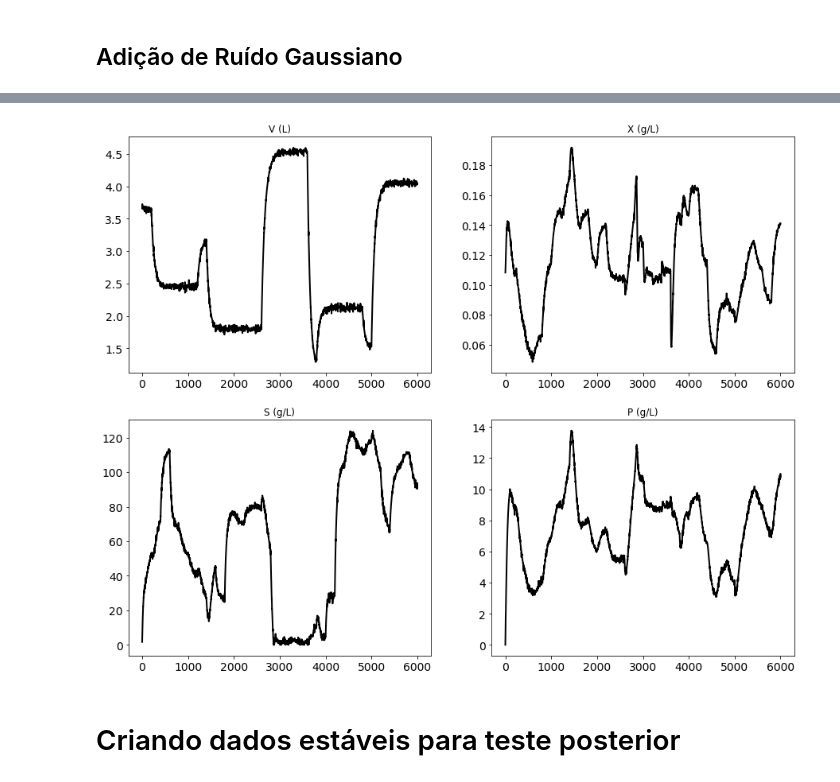
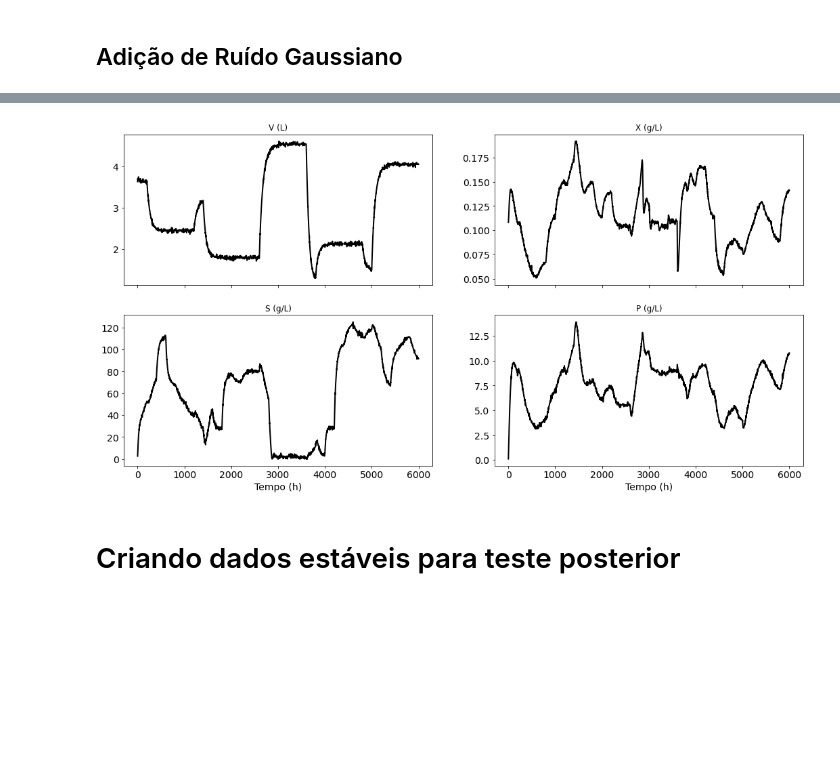
Before and after one commit to v195047/IC_rascunhos, a Jupyter notebook: #1.5 - Modelo Matemático Contínuo com Perturbação.ipynb, the cells around one changed output, grey strips where cells are left out. Cells and saved outputs as stored; diff of their text form; code cells hidden in the pictures; blank space fills up the shorter version.

Commit message:
Update simples
normal

```diff
--- a/#1.5 - Modelo Matemático Contínuo com Perturbação.ipynb
+++ b/#1.5 - Modelo Matemático Contínuo com Perturbação.ipynb
@@ -36,19 +36,19 @@ dados.describe()
 | 75% | 4350.000000 | 0.102600 | 137.500000 | 0.060000 |
 | max | 5800.000000 | 0.108600 | 150.000000 | 0.075000 |
 # %%
-fig, (ax1, ax2, ax3) = plt.subplots(1,3, figsize=(15,3))
+fig, (ax1, ax2, ax3) = plt.subplots(1,3, figsize=(15,4), sharex=True)
 
-ax1.plot(dados.iloc[:,0],v_exog[:,0], c='k')
+ax1.step(dados.iloc[:,0],v_exog[:,0], c='k', drawstyle='mid')
 ax1.set_title("$Q_0$ (L/h)", size=12)
 ax1.set_xlabel("t (h)", size=12)
 
-ax2.plot(dados.iloc[:,0],v_exog[:,1], c='k')
+ax2.step(dados.iloc[:,0],v_exog[:,1], c='k', drawstyle='mid')
 ax2.set_xlabel("t (h)", size=12)
 ax2.set_title("$S_0$ (g/L)", size=12)
 
-ax3.plot(dados.iloc[:,0],v_exog[:,2], c='k')
+ax3.step(dados.iloc[:,0],v_exog[:,2], c='k', drawstyle='mid')
 ax3.set_xlabel("t (h)", size=12)
 ax3.set_title("$X_0$ (g/L)", size=12)
 
-plt.savefig("Imagens/graficos_perturbacoes.pdf", format='pdf')
+plt.savefig("Imagens/graficos_perturbacoes.jpg", format='jpg', bbox_inches="tight", dpi=300)
 # %% [output]
@@ -170,28 +170,31 @@ array([[ 0.        , -0.        ,  0.        ,  0.        ],
 # %%
 dados_simulacao_ruido = dados_normalizados + np.random.normal(loc=0., scale=0.009, size=dados_normalizados.shape)*np.random.choice([0, 1],
-                                                            size=dados_normalizados.shape, p=[0.8, 0.2])
+                                                            size=dados_normalizados.shape, p=[0.85, 0.15])
 dados_simulacao_ruido = scaler.inverse_transform(dados_simulacao_ruido)
 dados_final = pd.DataFrame(np.where(dados_simulacao_ruido<0, 0, dados_simulacao_ruido))
 dados_final.columns = list(dados_simulacao.columns)
 # %%
 V_ruido = dados_final.iloc[:,0]
 X_ruido = dados_final.iloc[:,1]
 S_ruido = dados_final.iloc[:,2]
 P_ruido = dados_final.iloc[:,3]
 
-fig, ((ax1, ax2), (ax3, ax4)) = plt.subplots(2,2,figsize=(15,12))
+fig, ((ax1, ax2), (ax3, ax4)) = plt.subplots(2,2,figsize=(18,9), sharex=True)
 
 ax1.plot(teste_t, V_ruido, c='k', lw=2)
 ax1.set_title("V (L)", size=12)
 ax2.plot(teste_t, X_ruido, c='k', lw=2)
 ax2.set_title("X (g/L)", size=12)
 ax3.plot(teste_t, S_ruido, c='k', lw=2)
 ax3.set_title("S (g/L)", size=12)
+ax3.set_xlabel("Tempo (h)")
 ax4.plot(teste_t, P_ruido, c='k', lw=2)
 ax4.set_title("P (g/L)", size=12)
-plt.savefig("Imagens/4graficos_comruido.pdf", format='pdf')
+ax4.set_xlabel("Tempo (h)")
+
+plt.savefig("Imagens/4graficos_comruido.jpg", format='jpg', bbox_inches="tight", dpi=370)
 # %% [output]
-[figure, old version]
+[figure, new version]
 # %%
 #Exportando os dados obtidos
 np.savetxt("Dados/dados_com_ruido.csv", dados_final, delimiter=',')
```
Also changed, not shown: parts of 3 cells of this notebook, 10 other files.
